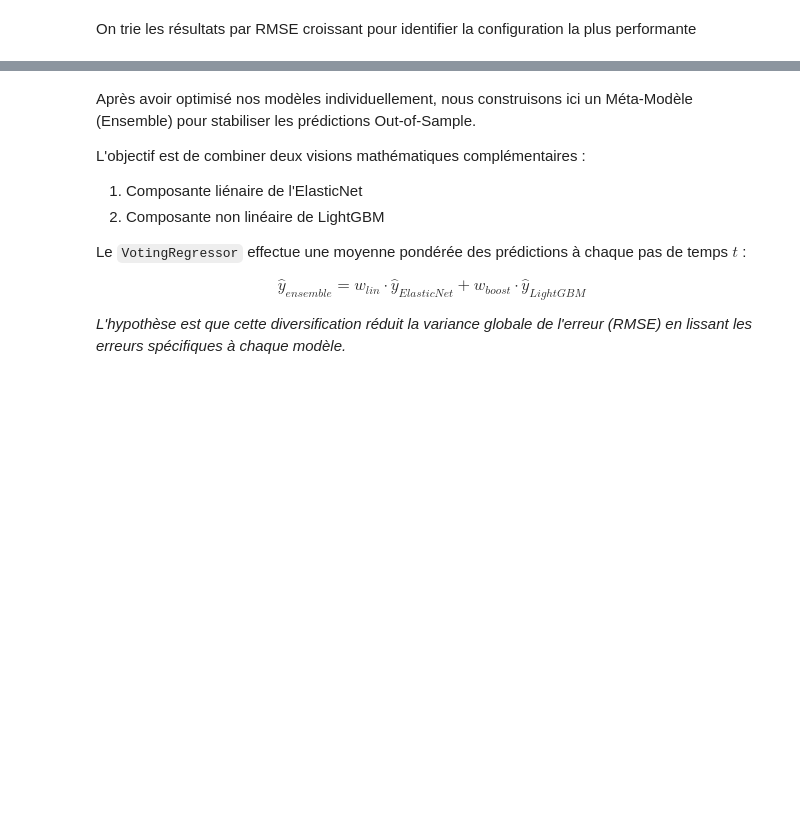
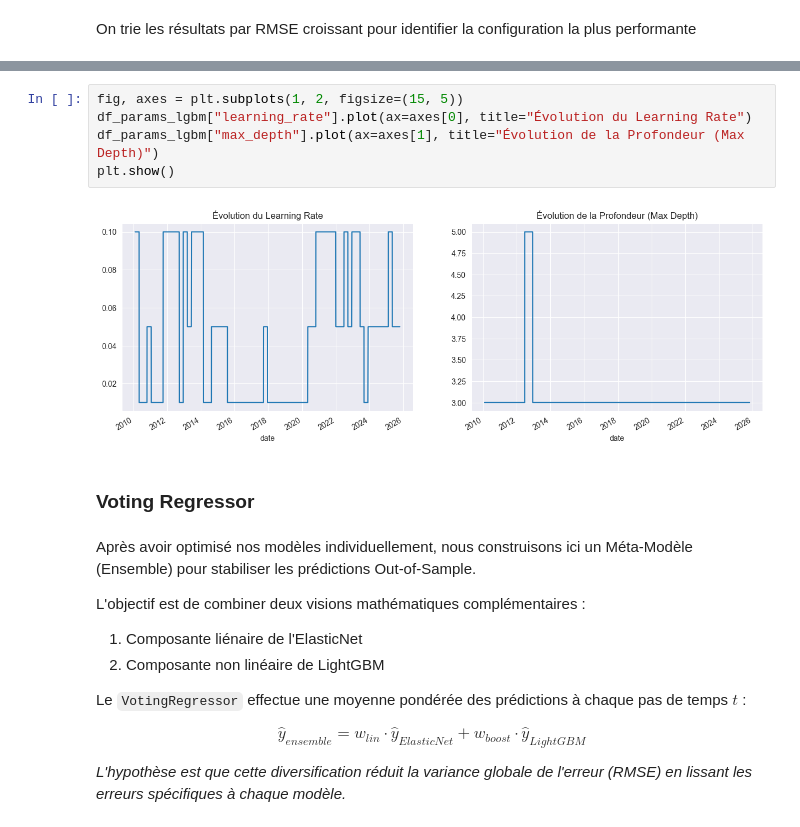
Before and after one commit to AntoninDevalland/Projet_Ml_Momentum, a Jupyter notebook: main_v2.ipynb, the cells around one changed output, grey strips where cells are left out. Drawn from its saved outputs; the diff is of its cells as text; blank space fills up the shorter version.

```diff
--- a/main_v2.ipynb
+++ b/main_v2.ipynb
@@ -1403,3 +1344,12 @@ plt.show()
+# %%
+fig, axes = plt.subplots(1, 2, figsize=(15, 5))
+df_params_lgbm["learning_rate"].plot(ax=axes[0], title="Évolution du Learning Rate")
+df_params_lgbm["max_depth"].plot(ax=axes[1], title="Évolution de la Profondeur (Max Depth)")
+plt.show()
+# %% [output]
+[figure, added]
+# %% [markdown]
+### Voting Regressor
 # %% [markdown]
 Après avoir optimisé nos modèles individuellement, nous construisons ici un Méta-Modèle (Ensemble) pour stabiliser les prédictions Out-of-Sample.
 
```
Also changed, not shown: parts of 31 cells of this notebook.
